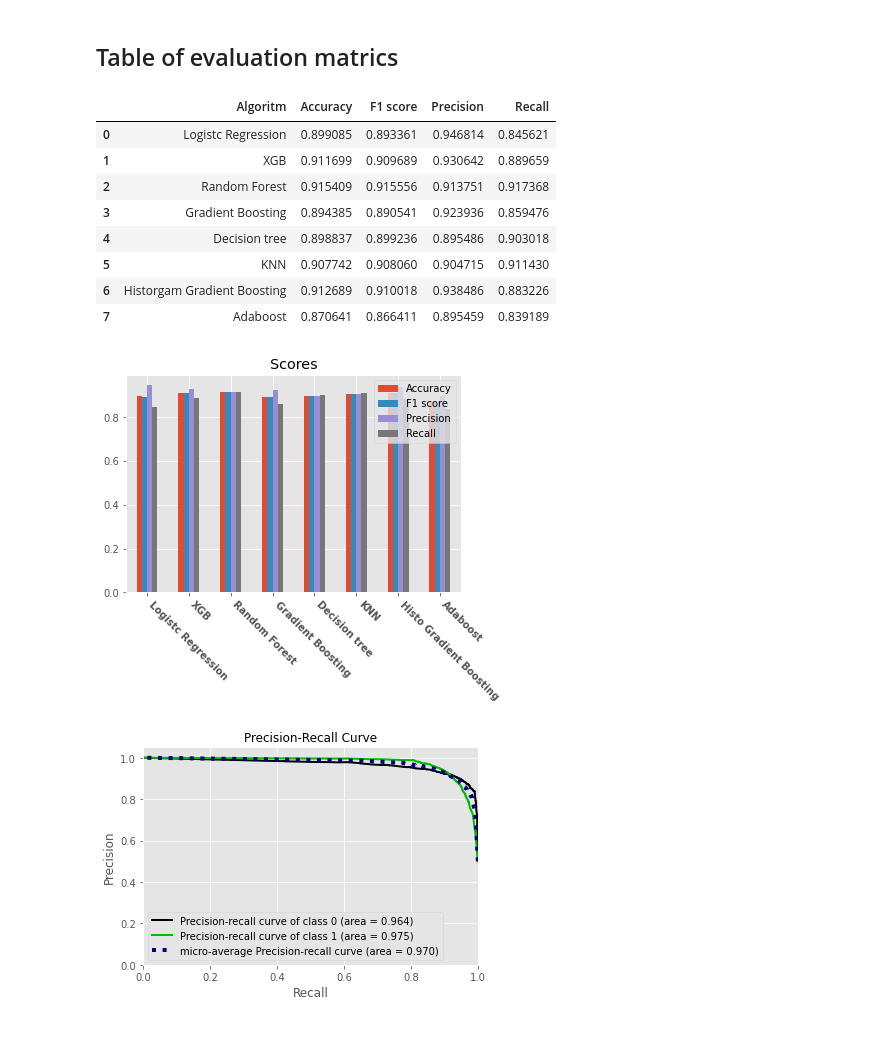
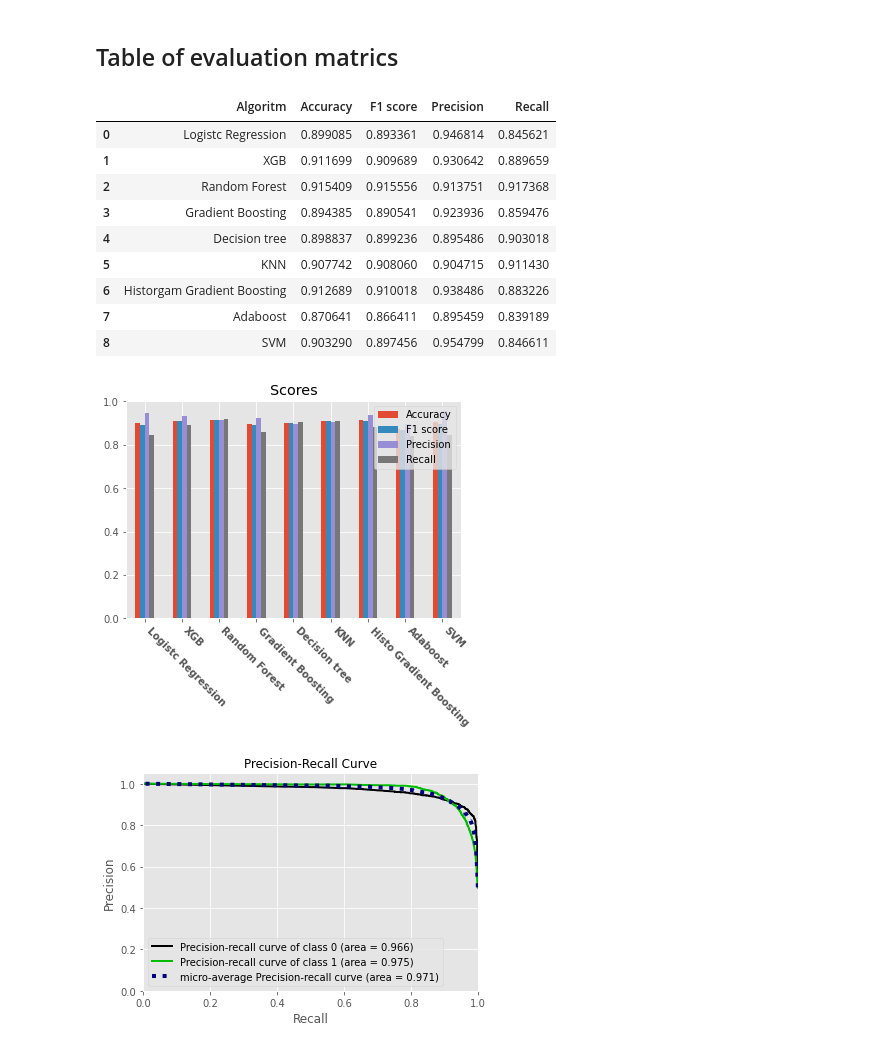
Before and after one commit to abdoulayegk/major-project-sharda, a Jupyter notebook: test_code.ipynb, the cells around one changed output. Cells and saved outputs as stored; diff of their text form; code cells hidden in the pictures.

```diff
--- a/test_code.ipynb
+++ b/test_code.ipynb
@@ -825,0 +836,14 @@ plt.show()
+# %%
+svm = SVC(random_state=SEED, probability=True)
+svm.fit(X_train, y_train)
+y_pred_svm = svm.predict(X_test)
+
+f1_svm = f1_score(y_test, y_pred_svm)
+precision_score_svm = precision_score(y_test, y_pred_svm)
+recall_svm = recall_score(y_test, y_pred_svm)
+accuracy_score_svm = accuracy_score(y_test, y_pred_svm)
+
+print(f"Accuracy of svm: {accuracy_score_svm}")
+print(f"precision of svm: {precision_score_svm}")
+print(f"f1 of svm: {f1_svm}")
+print(f"recall of svm : {recall_svm}")
@@ -837,6 +882,7 @@ scores = pd.DataFrame(
             "KNN",
             "Historgam Gradient Boosting",
             "Adaboost",
+            "SVM",
         ],
         "Accuracy": [
             accuracy_score_lg,
@@ -847,6 +893,7 @@ scores = pd.DataFrame(
             accuracy_score_knn,
             accuracy_score_hg,
             accuracy_score_adb,
+            accuracy_score_svm,
         ],
         "F1 score": [
             f1_lg,
@@ -857,6 +904,7 @@ scores = pd.DataFrame(
             f1_knn,
             f1_hg,
             f1_adb,
+            f1_svm,
         ],
         "Precision": [
             precision_score_lg,
@@ -867,6 +915,7 @@ scores = pd.DataFrame(
             precision_score_knn,
             precision_score_hg,
             precision_score_adb,
+            precision_score_svm,
         ],
         "Recall": [
             recall_lg,
@@ -877,6 +926,7 @@ scores = pd.DataFrame(
             recall_knn,
             recall_hg,
             recall_adb,
+            recall_svm,
         ],
     }
 )
@@ -892,25 +942,27 @@ scores
 | 5 | KNN | 0.907742 | 0.908060 | 0.904715 | 0.911430 |
 | 6 | Historgam Gradient Boosting | 0.912689 | 0.910018 | 0.938486 | 0.883226 |
 | 7 | Adaboost | 0.870641 | 0.866411 | 0.895459 | 0.839189 |
+| 8 | SVM | 0.903290 | 0.897456 | 0.954799 | 0.846611 |
 # %%
 ax =scores.plot.bar()
 ax
 ax.set_xticklabels([
             "Logistc Regression",
             "XGB",
             "Random Forest",
             "Gradient Boosting",
             "Decision tree",
             "KNN",
             "Histo Gradient Boosting",
             "Adaboost",
+            "SVM",
         ])
 ax.set_title('Scores')
 plt.setp( ax.xaxis.get_majorticklabels(), rotation=-45, ha="left", weight="bold")
 
 plt.show()
 # %% [output]
-[figure, old version]
+[figure, new version]
 # %%
 import scikitplot as skplt
 
```
Also changed, not shown: parts of 10 cells of this notebook, 1 other file.
